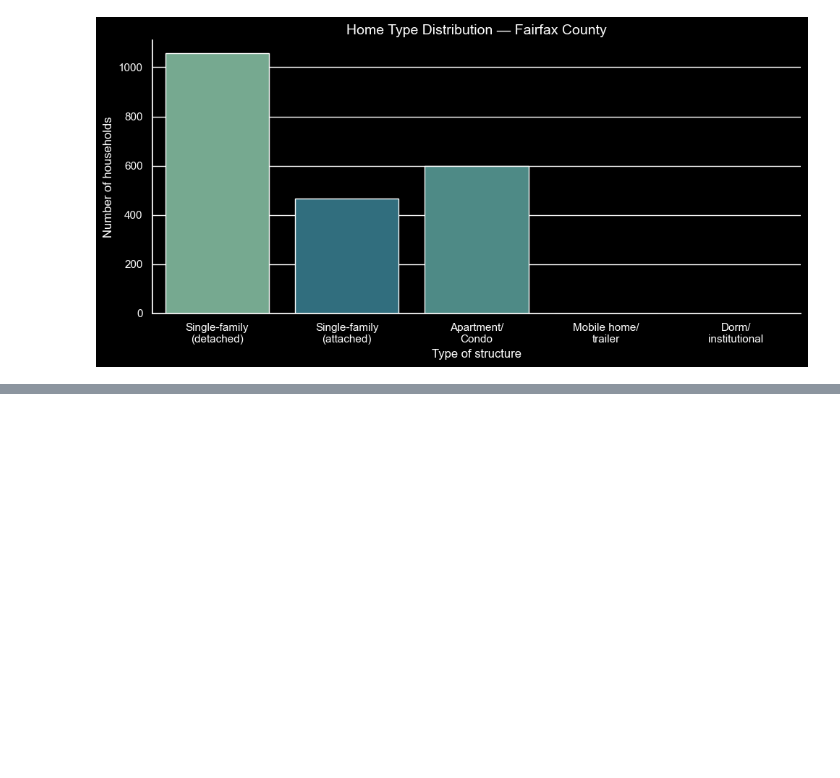
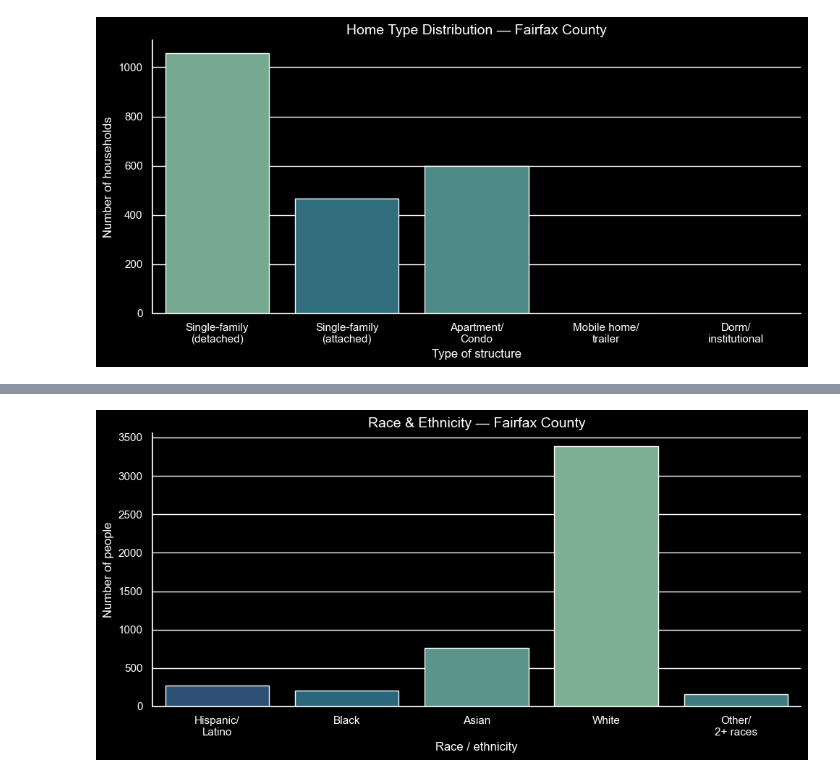
Before and after one commit to pengu-rengu/ev_digital_city, a Jupyter notebook: notebooks/initial_analysis.ipynb, the cells around one changed output, grey strips where cells are left out. Drawn from its saved outputs; the diff is of its cells as text; code cells hidden in the pictures; blank space fills up the shorter version.

```diff
--- a/notebooks/initial_analysis.ipynb
+++ b/notebooks/initial_analysis.ipynb
@@ -175,0 +211,17 @@ plt.show()
+# %%
+race_labels = {
+    1: "Hispanic/\nLatino", 2: "Black", 3: "Asian", 4: "White", 5: "Other/\n2+ races",
+}
+race_data = person_df[person_df["RACEETHNICITY"] != -9].copy()
+race_data["RaceEthnicity"] = race_data["RACEETHNICITY"].map(race_labels)
+race_order = [race_labels[c] for c in sorted(race_data["RACEETHNICITY"].unique())]
+fig, ax = plt.subplots(figsize = (10, 5))
+sns.countplot(data = race_data, x = "RaceEthnicity", order = race_order, hue = "RaceEthnicity", palette = "crest", legend = False, ax = ax)
+ax.set_title("Race & Ethnicity — Fairfax County", fontsize = 14)
+ax.set_xlabel("Race / ethnicity")
+ax.set_ylabel("Number of people")
+sns.despine()
+plt.tight_layout()
+plt.show()
+# %% [output]
+[figure, added]
```
Also changed, not shown: parts of 13 cells of this notebook.
